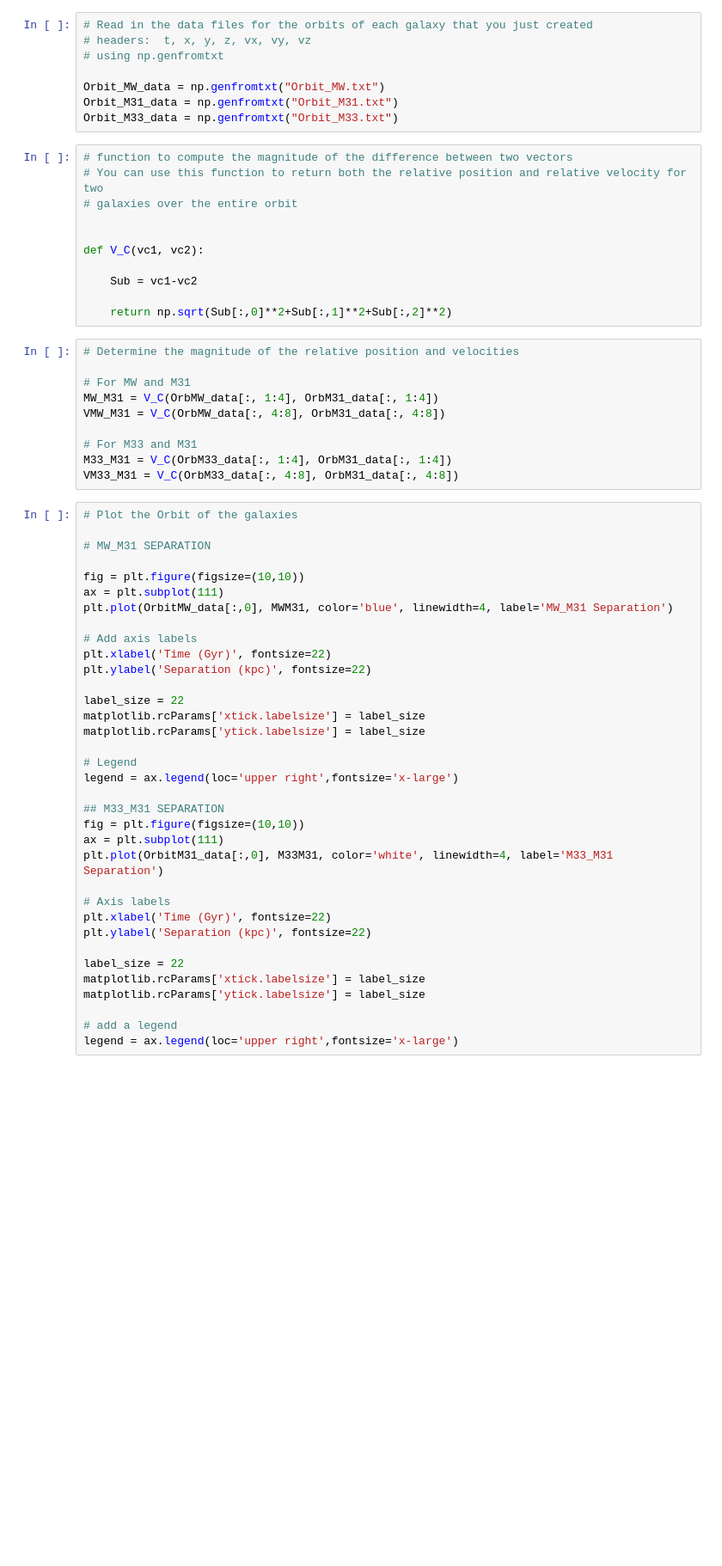
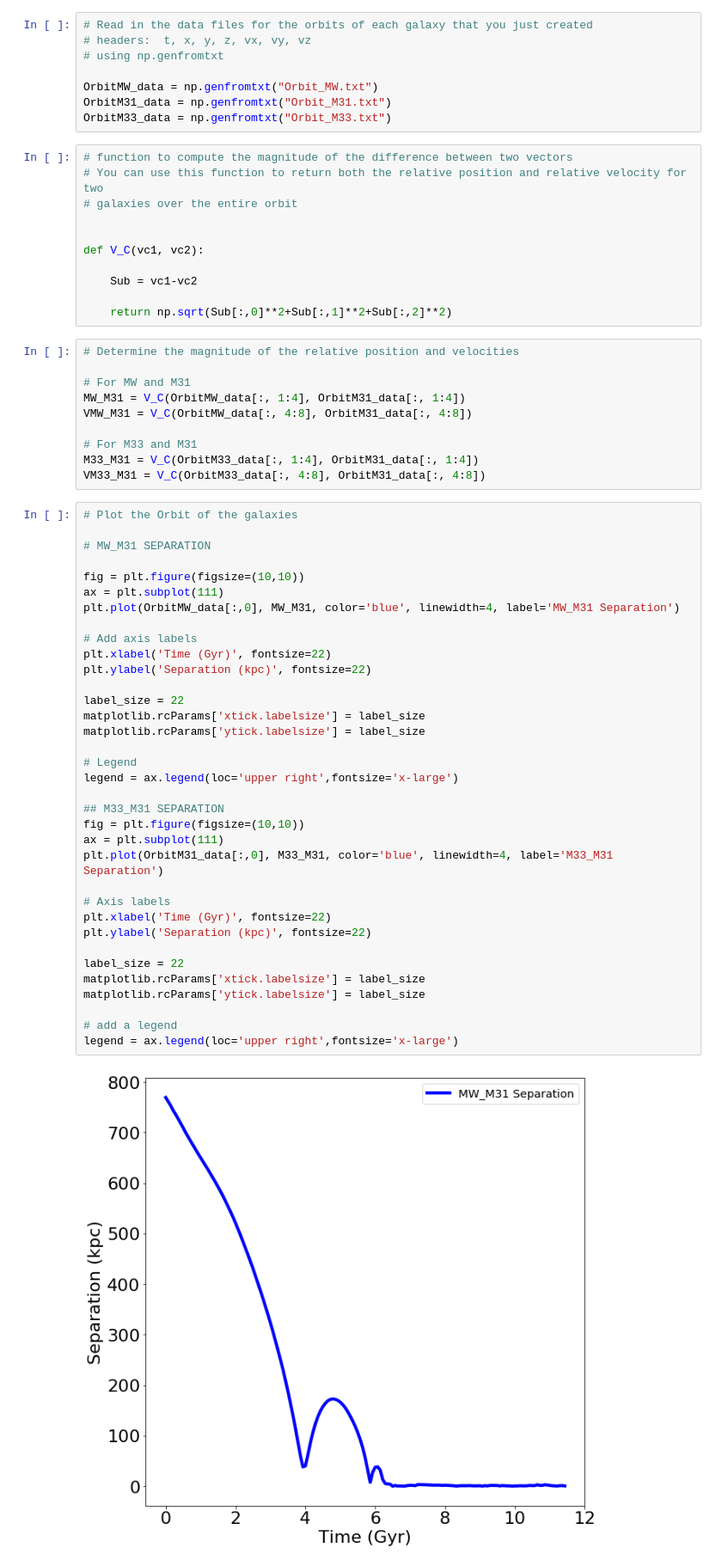
Before and after one commit to kyubito/400B_MASINI, a Jupyter notebook: Homeworks/Homework6/OrbitCOM.ipynb, the cells around one changed output. Shown at 86% size. Drawn from its saved outputs; the diff is of its cells as text; blank space fills up the shorter version.

```diff
--- a/Homeworks/Homework6/OrbitCOM.ipynb
+++ b/Homeworks/Homework6/OrbitCOM.ipynb
@@ -102,9 +116,9 @@ OrbitCOM('M33', 0, 800, n=5)
 # headers:  t, x, y, z, vx, vy, vz
 # using np.genfromtxt
 
-Orbit_MW_data = np.genfromtxt("Orbit_MW.txt")
-Orbit_M31_data = np.genfromtxt("Orbit_M31.txt")
-Orbit_M33_data = np.genfromtxt("Orbit_M33.txt")
+OrbitMW_data = np.genfromtxt("Orbit_MW.txt")
+OrbitM31_data = np.genfromtxt("Orbit_M31.txt")
+OrbitM33_data = np.genfromtxt("Orbit_M33.txt")
 # %%
 # function to compute the magnitude of the difference between two vectors
 # You can use this function to return both the relative position and relative velocity for two
@@ -120,44 +134,46 @@ def V_C(vc1, vc2):
 # Determine the magnitude of the relative position and velocities
 
 # For MW and M31
-MW_M31 = V_C(OrbMW_data[:, 1:4], OrbM31_data[:, 1:4])
-VMW_M31 = V_C(OrbMW_data[:, 4:8], OrbM31_data[:, 4:8])
+MW_M31 = V_C(OrbitMW_data[:, 1:4], OrbitM31_data[:, 1:4])
+VMW_M31 = V_C(OrbitMW_data[:, 4:8], OrbitM31_data[:, 4:8])
 
 # For M33 and M31
-M33_M31 = V_C(OrbM33_data[:, 1:4], OrbM31_data[:, 1:4])
-VM33_M31 = V_C(OrbM33_data[:, 4:8], OrbM31_data[:, 4:8])
+M33_M31 = V_C(OrbitM33_data[:, 1:4], OrbitM31_data[:, 1:4])
+VM33_M31 = V_C(OrbitM33_data[:, 4:8], OrbitM31_data[:, 4:8])
 # %%
 # Plot the Orbit of the galaxies
 
 # MW_M31 SEPARATION
 
 fig = plt.figure(figsize=(10,10))
 ax = plt.subplot(111)
-plt.plot(OrbitMW_data[:,0], MWM31, color='blue', linewidth=4, label='MW_M31 Separation')
+plt.plot(OrbitMW_data[:,0], MW_M31, color='blue', linewidth=4, label='MW_M31 Separation')
 
 # Add axis labels
 plt.xlabel('Time (Gyr)', fontsize=22)
 plt.ylabel('Separation (kpc)', fontsize=22)
 
 label_size = 22
 matplotlib.rcParams['xtick.labelsize'] = label_size
 matplotlib.rcParams['ytick.labelsize'] = label_size
 
 # Legend
 legend = ax.legend(loc='upper right',fontsize='x-large')
 
 ## M33_M31 SEPARATION
 fig = plt.figure(figsize=(10,10))
 ax = plt.subplot(111)
-plt.plot(OrbitM31_data[:,0], M33M31, color='white', linewidth=4, label='M33_M31 Separation')
+plt.plot(OrbitM31_data[:,0], M33_M31, color='blue', linewidth=4, label='M33_M31 Separation')
 
 # Axis labels
 plt.xlabel('Time (Gyr)', fontsize=22)
 plt.ylabel('Separation (kpc)', fontsize=22)
 
 label_size = 22
 matplotlib.rcParams['xtick.labelsize'] = label_size
 matplotlib.rcParams['ytick.labelsize'] = label_size
 
 # add a legend
 legend = ax.legend(loc='upper right',fontsize='x-large')
+# %% [output]
+[figure, added]
```
Also changed, not shown: parts of 8 cells of this notebook.
